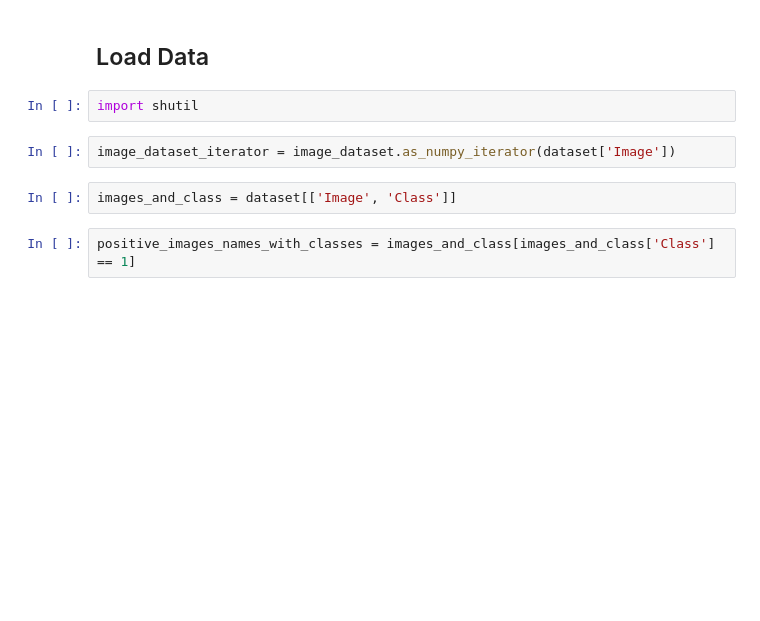
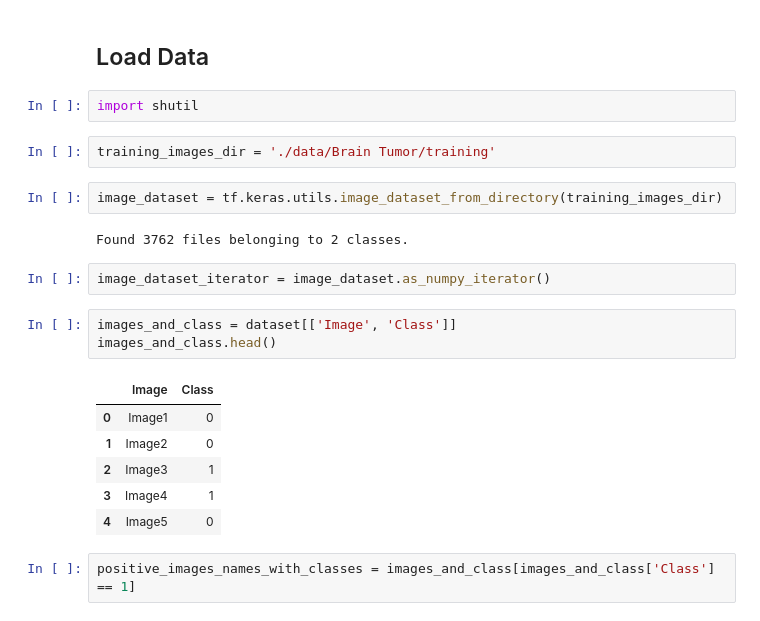
Before and after one commit to mikeyfennelly1/brainTumorClassifier, a Jupyter notebook: TumorClassifier.ipynb, the cells around one changed output. Cells and saved outputs as stored; diff of their text form; blank space fills up the shorter version.

```diff
--- a/TumorClassifier.ipynb
+++ b/TumorClassifier.ipynb
@@ -63,10 +63,24 @@ plt.imshow(example_scan)
 ## Load Data
 # %%
 import shutil
+# %%
+training_images_dir = './data/Brain Tumor/training'
+# %%
+image_dataset = tf.keras.utils.image_dataset_from_directory(training_images_dir)
+# %% [output]
+Found 3762 files belonging to 2 classes.
 # %%
-image_dataset_iterator = image_dataset.as_numpy_iterator(dataset['Image'])
+image_dataset_iterator = image_dataset.as_numpy_iterator()
 # %%
 images_and_class = dataset[['Image', 'Class']]
+images_and_class.head()
+# %% [output]
+|  | Image | Class |
+| 0 | Image1 | 0 |
+| 1 | Image2 | 0 |
+| 2 | Image3 | 1 |
+| 3 | Image4 | 1 |
+| 4 | Image5 | 0 |
 # %%
 positive_images_names_with_classes = images_and_class[images_and_class['Class'] == 1]
 # %%
```
Also changed, not shown: parts of 8 cells of this notebook, 2 other files.
